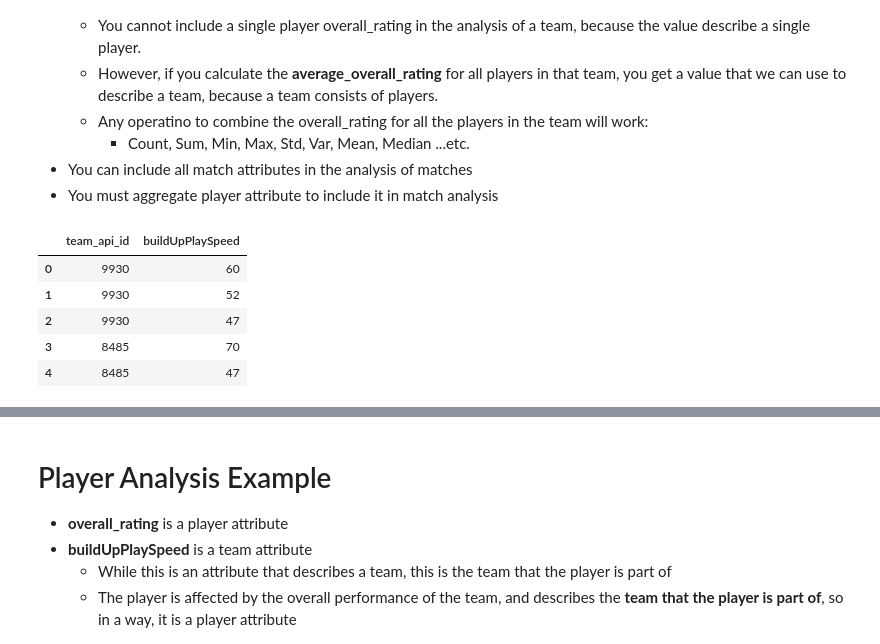
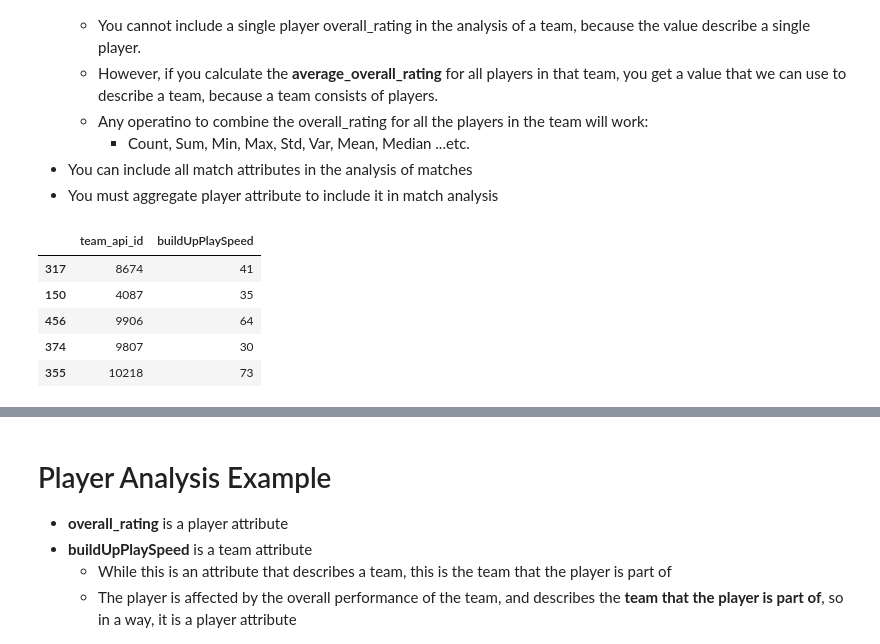
Before and after one commit to malmarz/pandas, a Jupyter notebook: week4.ipynb, the cells around one changed output, grey strips where cells are left out. Saved outputs shown, nothing was run; the diff lists cells and outputs as text; code cells hidden in the pictures.

```diff
--- a/week4.ipynb
+++ b/week4.ipynb
@@ -281,0 +231,4 @@ player_df.merge(team_df,on="team_api_id")
+# %%
+# Load players and teams data here
+player_df =
+team_df =
@@ -301,11 +274,11 @@ player_df.merge(team_df,on="team_api_id")
 - You can include all match attributes in the analysis of matches
 - You must aggregate player attribute to include it in match analysis
 # %%
-t_atts_df[["team_api_id","buildUpPlaySpeed"]].head()
+team_df[["team_api_id","buildUpPlaySpeed"]].head()
 # %% [output]
 |  | team_api_id | buildUpPlaySpeed |
-| 0 | 9930 | 60 |
-| 1 | 9930 | 52 |
-| 2 | 9930 | 47 |
-| 3 | 8485 | 70 |
-| 4 | 8485 | 47 |
+| 317 | 8674 | 41 |
+| 150 | 4087 | 35 |
+| 456 | 9906 | 64 |
+| 374 | 9807 | 30 |
+| 355 | 10218 | 73 |
```
Also changed, not shown: parts of 23 cells of this notebook, 5 other files.
